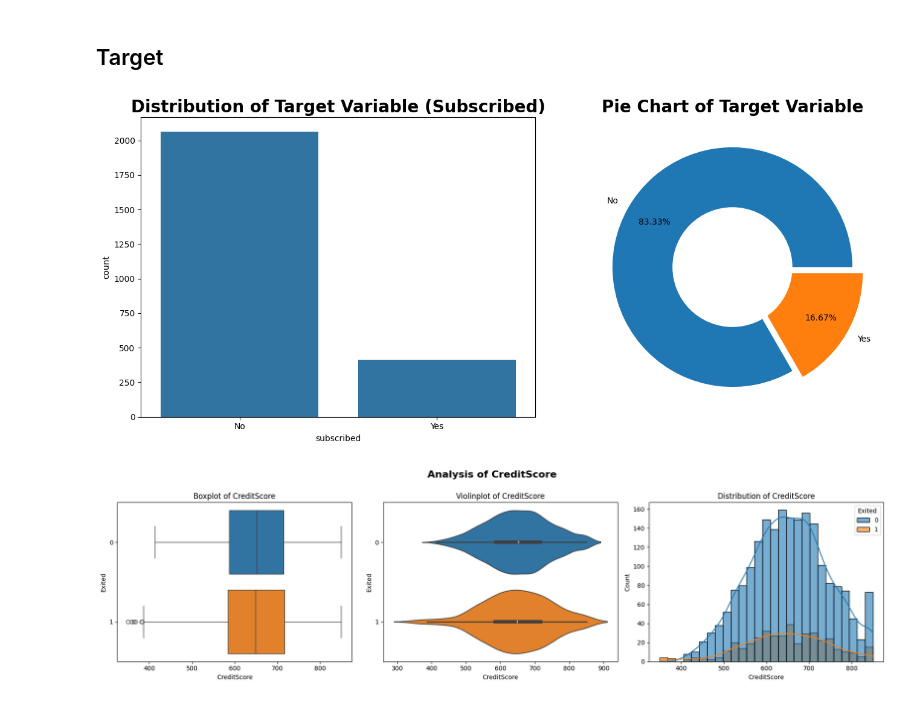
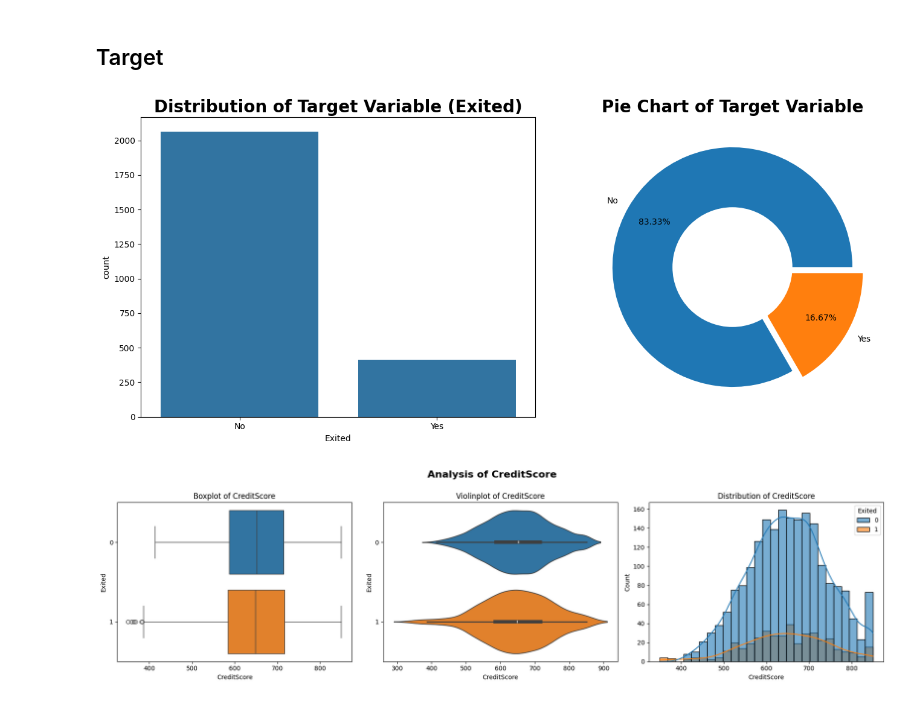
Before and after one commit to angelsosai/portfolio, a Jupyter notebook: Projects/Examen_BBVA/Examen_BBVA.ipynb, the cells around one changed output. Cells and saved outputs as stored; diff of their text form; code cells hidden in the pictures.

```diff
--- a/Projects/Examen_BBVA/Examen_BBVA.ipynb
+++ b/Projects/Examen_BBVA/Examen_BBVA.ipynb
@@ -222,19 +222,19 @@ outliers[1]["Age"]
 # %%
 fig, axes = plt.subplots(1, 2, figsize=(14, 6))
 sns.countplot(x="Exited", data=train_original, ax=axes[0])
-axes[0].set_title('Distribution of Target Variable (Subscribed)', fontweight='bold', size=20)
+axes[0].set_title('Distribution of Target Variable (Exited)', fontweight='bold', size=20)
 axes[0].set_xticks(ticks=[0, 1],labels=['No', 'Yes'])
-axes[0].set_xlabel("subscribed")
+axes[0].set_xlabel("Exited")
 
 train_original["Exited"].value_counts().plot(kind='pie', ax=axes[1], explode=(0.0, 0.1), autopct="%.2f%%", labels=['No', 'Yes'], pctdistance=0.75)
 axes[1].add_artist(plt.Circle((0, 0), 0.5, fc='w'))
 axes[1].set_title('Pie Chart of Target Variable', fontweight='bold', size=20)
 axes[1].set_ylabel("")
 
 plt.tight_layout()
 plt.show()
 # %% [output]
-[figure, old version]
+[figure, new version]
 # %%
 def numerical_features_plot(df, feature, target):
     fig, axes = plt.subplots(1, 3, figsize=(18, 5))
```
Also changed, not shown: parts of 1 cell of this notebook, 19 other files.
